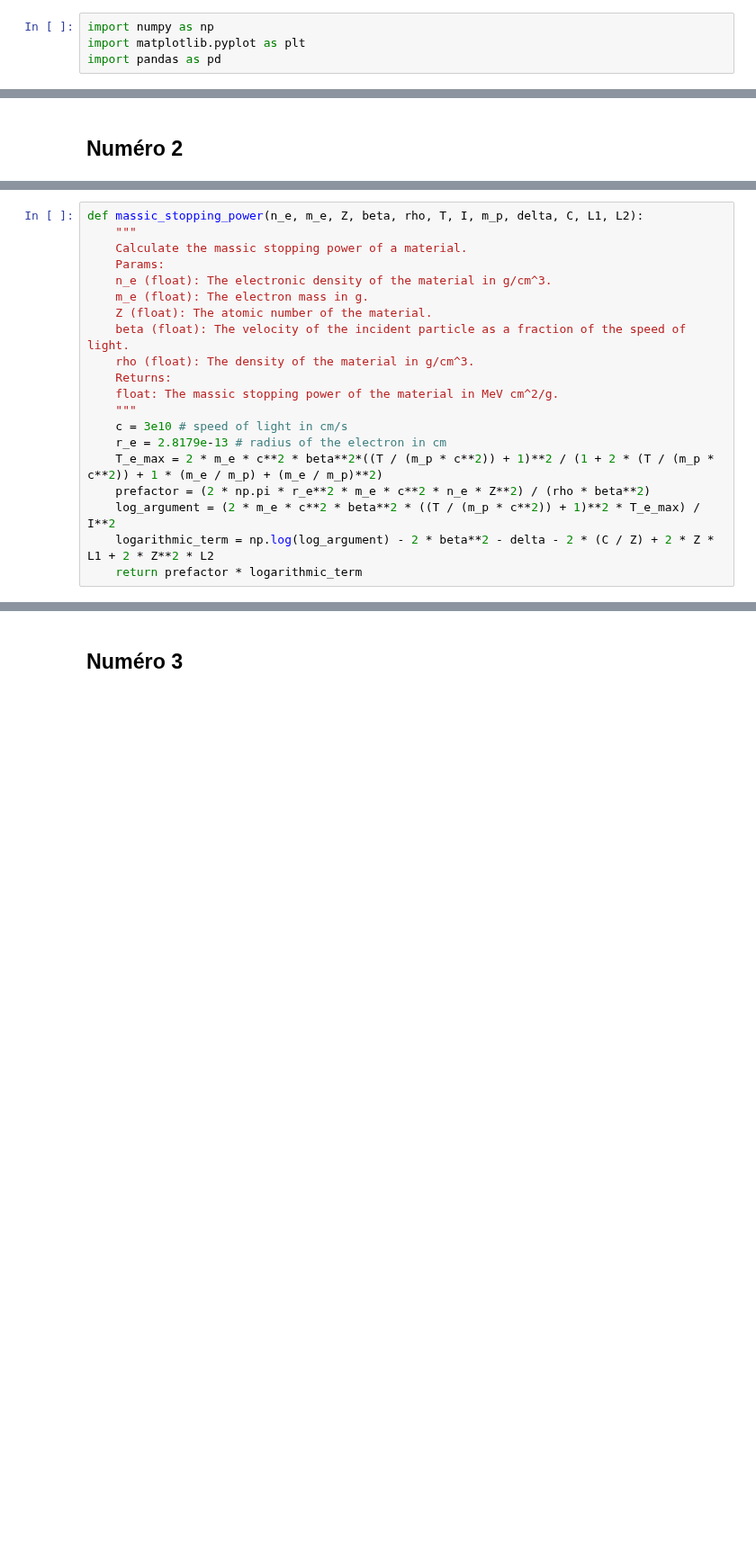
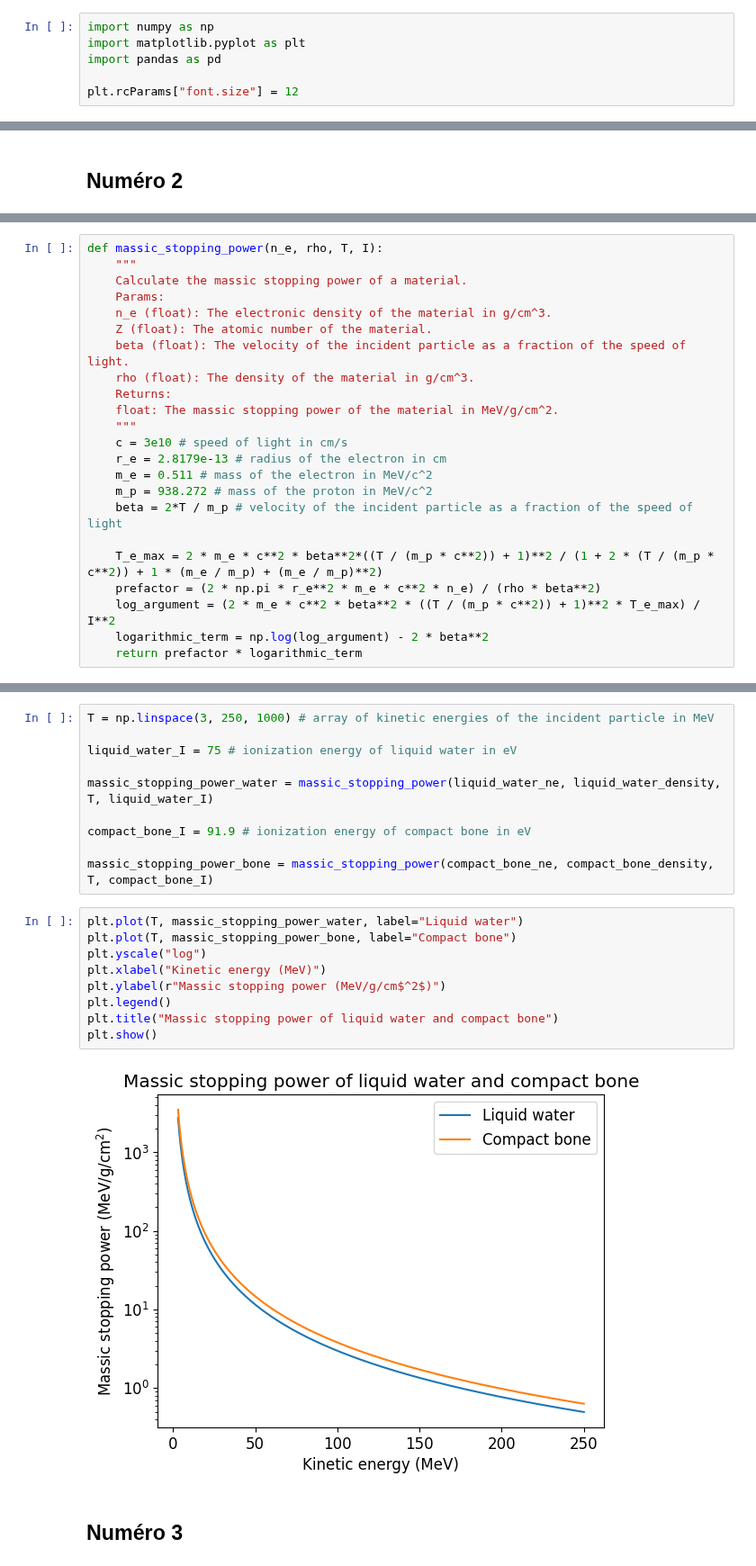
Before and after one commit to thcha67/tp_phys_num, a Jupyter notebook: tp1/tp1.ipynb, the cells around one changed output, grey strips where cells are left out. Shown at 90% size. Cells and saved outputs as stored; diff of their text form; blank space fills up the shorter version.

```diff
--- a/tp1/tp1.ipynb
+++ b/tp1/tp1.ipynb
@@ -2,6 +2,8 @@
 import numpy as np
 import matplotlib.pyplot as plt
 import pandas as pd
+
+plt.rcParams["font.size"] = 12
 # %% [markdown]
 ## Numéro 1
 # %% [markdown]
@@ -52,22 +56,25 @@ $$
 \end{aligned}
 $$
 # %%
-def massic_stopping_power(n_e, m_e, Z, beta, rho, T, I, m_p, delta, C, L1, L2):
+def massic_stopping_power(n_e, rho, T, I):
     """
     Calculate the massic stopping power of a material.
     Params:
     n_e (float): The electronic density of the material in g/cm^3.
-    m_e (float): The electron mass in g.
     Z (float): The atomic number of the material.
     beta (float): The velocity of the incident particle as a fraction of the speed of light.
     rho (float): The density of the material in g/cm^3.
     Returns:
-    float: The massic stopping power of the material in MeV cm^2/g.
+    float: The massic stopping power of the material in MeV/g/cm^2.
     """
     c = 3e10 # speed of light in cm/s
     r_e = 2.8179e-13 # radius of the electron in cm
+    m_e = 0.511 # mass of the electron in MeV/c^2
+    m_p = 938.272 # mass of the proton in MeV/c^2
+    beta = 2*T / m_p # velocity of the incident particle as a fraction of the speed of light
+
     T_e_max = 2 * m_e * c**2 * beta**2*((T / (m_p * c**2)) + 1)**2 / (1 + 2 * (T / (m_p * c**2)) + 1 * (m_e / m_p) + (m_e / m_p)**2)
-    prefactor = (2 * np.pi * r_e**2 * m_e * c**2 * n_e * Z**2) / (rho * beta**2)
+    prefactor = (2 * np.pi * r_e**2 * m_e * c**2 * n_e) / (rho * beta**2)
     log_argument = (2 * m_e * c**2 * beta**2 * ((T / (m_p * c**2)) + 1)**2 * T_e_max) / I**2
-    logarithmic_term = np.log(log_argument) - 2 * beta**2 - delta - 2 * (C / Z) + 2 * Z * L1 + 2 * Z**2 * L2
+    logarithmic_term = np.log(log_argument) - 2 * beta**2
     return prefactor * logarithmic_term
@@ -76,3 +81,24 @@ liquid_water_Z
+# %%
+T = np.linspace(3, 250, 1000) # array of kinetic energies of the incident particle in MeV
+
+liquid_water_I = 75 # ionization energy of liquid water in eV
+
+massic_stopping_power_water = massic_stopping_power(liquid_water_ne, liquid_water_density, T, liquid_water_I)
+
+compact_bone_I = 91.9 # ionization energy of compact bone in eV
+
+massic_stopping_power_bone = massic_stopping_power(compact_bone_ne, compact_bone_density, T, compact_bone_I)
+# %%
+plt.plot(T, massic_stopping_power_water, label="Liquid water")
+plt.plot(T, massic_stopping_power_bone, label="Compact bone")
+plt.yscale("log")
+plt.xlabel("Kinetic energy (MeV)")
+plt.ylabel(r"Massic stopping power (MeV/g/cm$^2$)")
+plt.legend()
+plt.title("Massic stopping power of liquid water and compact bone")
+plt.show()
+# %% [output]
+[figure, added]
 # %% [markdown]
 ## Numéro 3
 # %% [markdown]
```
Also changed, not shown: parts of 2 cells of this notebook, 2 other files.
